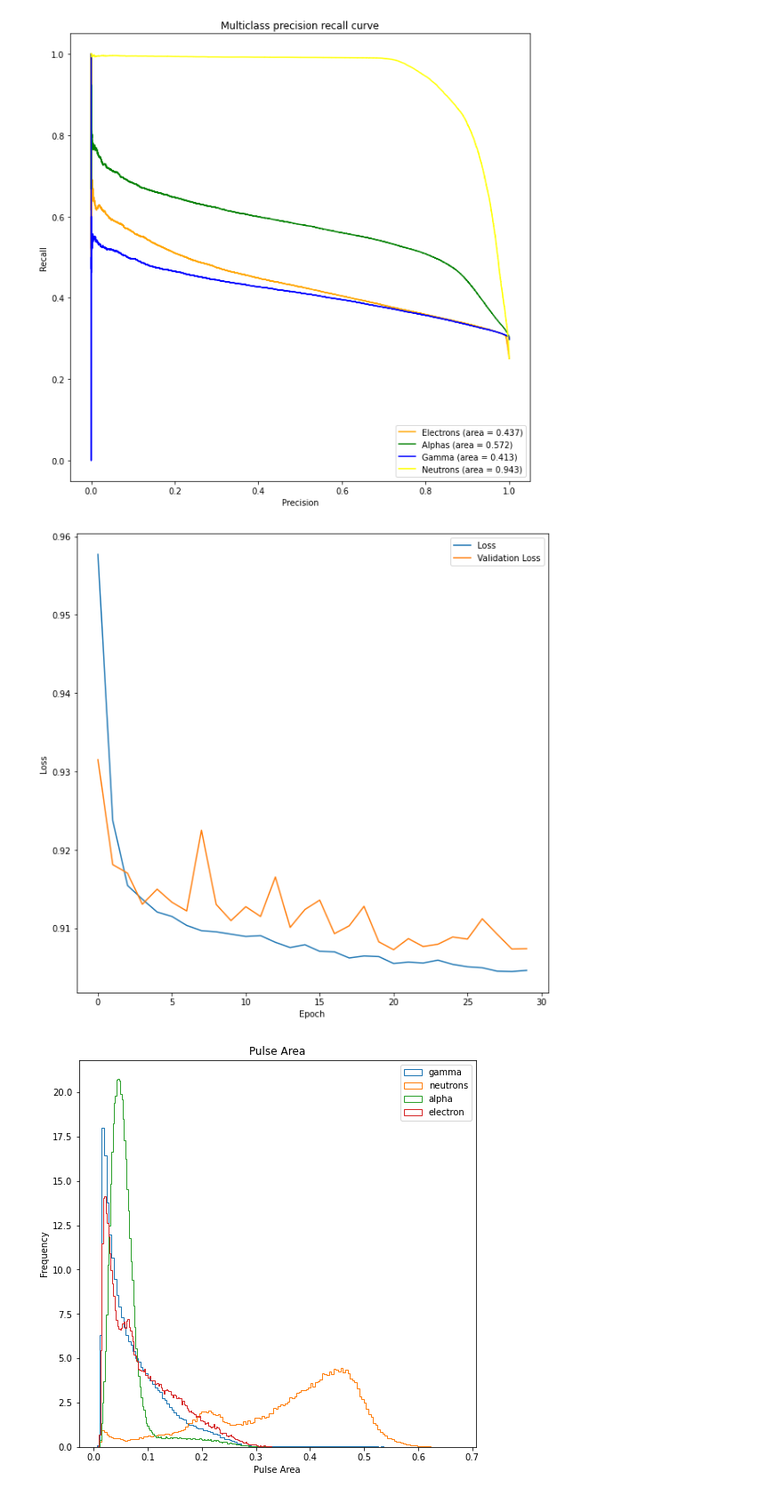
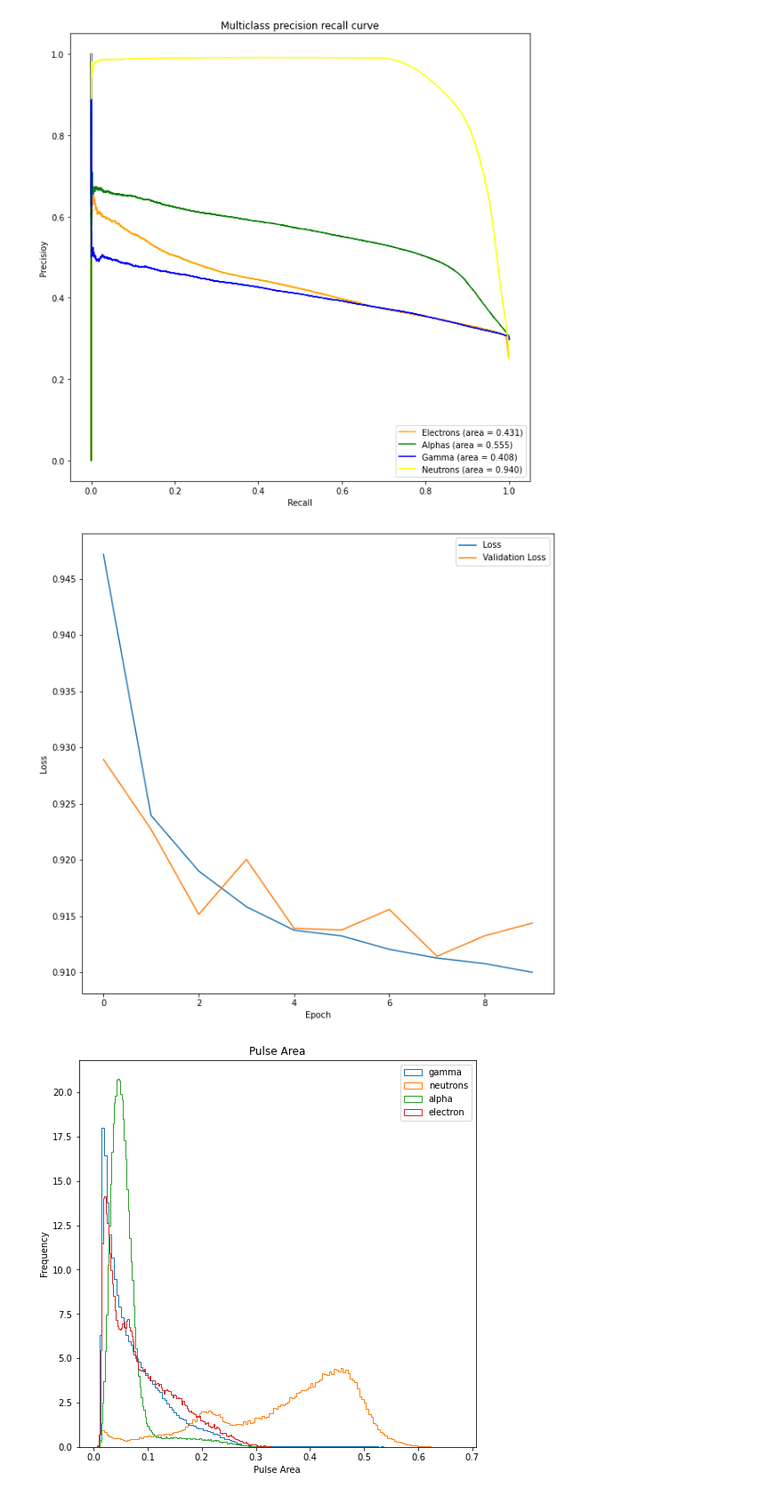
Before and after one commit to Thomas-Long1/LZ_analysis, a Jupyter notebook: LZ_data_analysis.ipynb, the cells around one changed output. Shown at 89% size. Cells and saved outputs as stored; diff of their text form; code cells hidden in the pictures.

```diff
--- a/LZ_data_analysis.ipynb
+++ b/LZ_data_analysis.ipynb
@@ -636,21 +645,21 @@ Th232_chain,U238_chain,reminder, electrons, alphas,reminder_type=separate(intern
 #guess_data,guess_frames,guess_info=cut(Data_bi212,Data_po212,Data_neutron,Data_na22,Data_rockgamma,Data_notag,Data_withtag)
 #metrics,data,info=auto_cut(Data_bi212,Data_po212,Data_neutron,Data_na22,Data_withtag)
 # %%
-decay_type=pd.concat([electrons,alphas,neutron_data,rockgamma_data])
+#decay_type=pd.concat([electrons,alphas,neutron_data,rockgamma_data])
 
-metrics,data,info=auto_cut(electrons,alphas,neutron_data,rockgamma_data,decay_type,'electron','alpha','neutron','RockGamma')
-bi212_data=data[0]
-po212_data=data[1]
-neutron_data=data[2]
-na22_data=data[3]
+#metrics,data,info=auto_cut(electrons,alphas,neutron_data,rockgamma_data,decay_type,'electron','alpha','neutron','RockGamma')
+#bi212_data=data[0]
+#po212_data=data[1]
+#neutron_data=data[2]
+#na22_data=data[3]
 
-plt.figure(figsize=(10,10))
-plt.hist(bi212_data['Pulse Area'],histtype='step',bins=200,stacked=True ,density=True,range=[0,500],label='electrons')
-plt.hist(po212_data['Pulse Area'],histtype='step',bins=200,stacked=True ,density=True,range=[0,500],label='alpha')
-plt.hist(neutron_data['Pulse Area'],histtype='step',bins=200,stacked=True ,density=True,range=[0,500],label='neutrons')
-plt.hist(na22_data['Pulse Area'],histtype='step',bins=200,stacked=True ,density=True,range=[0,500],label='gamma')
-plt.legend()
-plt.show()
+#plt.figure(figsize=(10,10))
+#plt.hist(bi212_data['Pulse Area'],histtype='step',bins=200,stacked=True ,density=True,range=[0,500],label='electrons')
+#plt.hist(po212_data['Pulse Area'],histtype='step',bins=200,stacked=True ,density=True,range=[0,500],label='alpha')
+#plt.hist(neutron_data['Pulse Area'],histtype='step',bins=200,stacked=True ,density=True,range=[0,500],label='neutrons')
+#plt.hist(na22_data['Pulse Area'],histtype='step',bins=200,stacked=True ,density=True,range=[0,500],label='gamma')
+#plt.legend()
+#plt.show()
 # %%
 def binary_classifier(output_bias):
 
@@ -806,6 +815,8 @@ def multiclass(electrons,alphas,neutron_data,rockgamma_data):
 
 
     model.summary()
-    history=model.fit(features_train, labels_train, epochs=30, batch_size=512, verbose=1,validation_split=0.2, callbacks=[stop])
-
-    return history, labels_test
+    history=model.fit(features_train, labels_train, epochs=10, batch_size=512, verbose=1,validation_split=0.2, callbacks=[stop])
+    proba = model.predict(features_test)
+    return history, labels_test ,proba
+# %%
+history, labels_test,proba=multiclass(electrons,alphas,neutron_data,rockgamma_data)
@@ -812,7 +841,5 @@ def multiclass(electrons,alphas,neutron_data,rockgamma_data):
 # %%
-history, labels_test=multiclass(electrons,alphas,neutron_data,rockgamma_data)
 
-proba = model.predict(features_test)
 
 fpr = {}
 tpr = {}
@@ -826,7 +853,7 @@ for i in range(n_class):
     fpr[i], tpr[i], thresh[i] = roc_curve(labels_test[:,i], proba[:,i], pos_label=1)
     prec[i], recall[i],recall_thresh[i] = precision_recall_curve(labels_test[:,i], proba[:,i], pos_label=1)
 
-plt.figure(figsize=(10,10))
+plt.figure(figsize=(11,11))
 plt.plot(fpr[0], tpr[0], linestyle='--',color='orange', label='Electrons (area = {:.3f})'.format(auc(fpr[0],tpr[0])))
 plt.plot(fpr[1], tpr[1], linestyle='--',color='green', label='Alphas (area = {:.3f})'.format(auc(fpr[1],tpr[1])))
 plt.plot(fpr[2], tpr[2], linestyle='--',color='blue', label='Gamma (area = {:.3f})'.format(auc(fpr[2],tpr[2])))
@@ -843,8 +870,8 @@ plt.plot(recall[1], prec[1],color='green', label='Alphas (area = {:.3f})'.format
 plt.plot(recall[2], prec[2],color='blue', label='Gamma (area = {:.3f})'.format(auc(recall[2],prec[2])))
 plt.plot(recall[3], prec[3],color='yellow', label='Neutrons (area = {:.3f})'.format(auc(recall[3],prec[3])))
 plt.title('Multiclass precision recall curve')
-plt.xlabel('Precision')
-plt.ylabel('Recall')
+plt.xlabel('Recall')
+plt.ylabel('Precisioy')
 plt.legend(loc='best')
 plt.show()
 
@@ -861,5 +888,5 @@ plt.show()
-[figure, old version]
+[figure, new version]
-[figure, old version]
+[figure, new version]
 # %%
 # %% [output]
 [figure]
```
Also changed, not shown: parts of 5 cells of this notebook.
